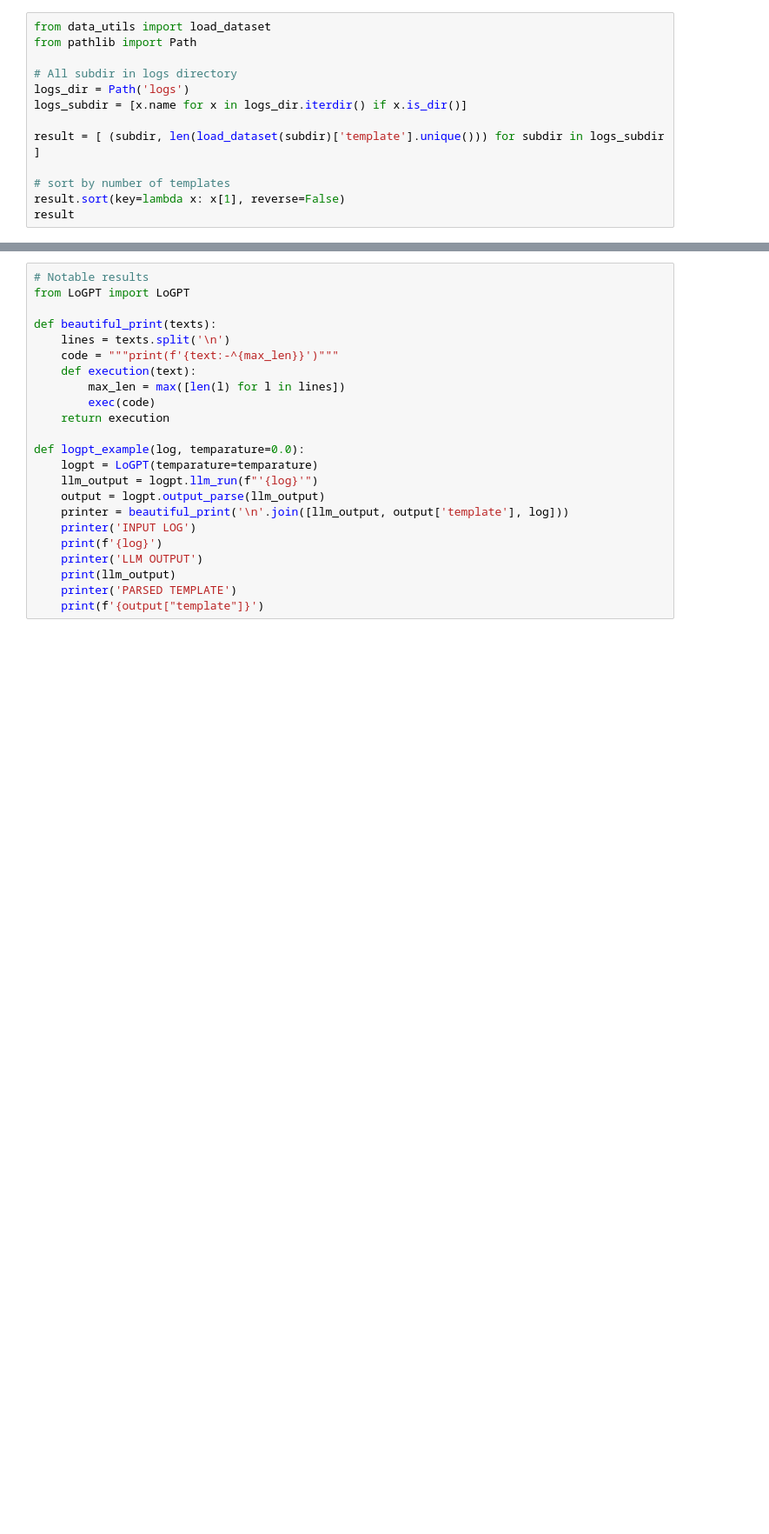
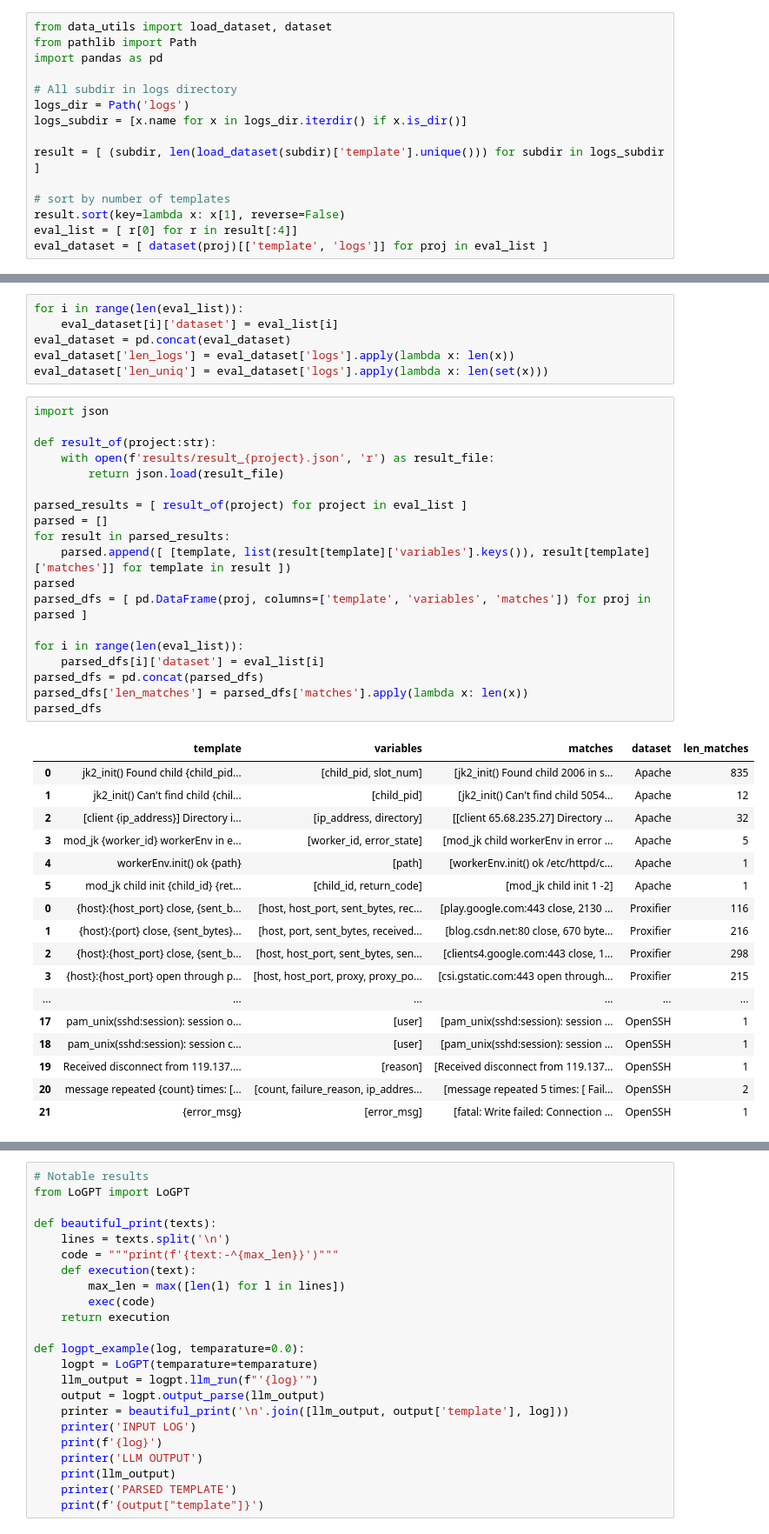
Before and after one commit to Verssae/LogParsingGPT, a Jupyter notebook: experiment.ipynb, the cells around one changed output, grey strips where cells are left out. Shown: that part at 87% size. Drawn from its saved outputs; the diff is of its cells as text; blank space fills up the shorter version.

```diff
--- a/experiment.ipynb
+++ b/experiment.ipynb
@@ -1,6 +3,7 @@
 # %%
-from data_utils import load_dataset
+from data_utils import load_dataset, dataset
 from pathlib import Path
+import pandas as pd
 
 # All subdir in logs directory
 logs_dir = Path('logs')
@@ -10,4 +13,5 @@ result = [ (subdir, len(load_dataset(subdir)['template'].unique())) for subdir i
 
 # sort by number of templates
 result.sort(key=lambda x: x[1], reverse=False)
-result
+eval_list = [ r[0] for r in result[:4]]
+eval_dataset = [ dataset(proj)[['template', 'logs']] for proj in eval_list ]
@@ -30,0 +18,43 @@ result
+# %%
+for i in range(len(eval_list)):
+    eval_dataset[i]['dataset'] = eval_list[i]
+eval_dataset = pd.concat(eval_dataset)
+eval_dataset['len_logs'] = eval_dataset['logs'].apply(lambda x: len(x))
+eval_dataset['len_uniq'] = eval_dataset['logs'].apply(lambda x: len(set(x)))
+# %%
+import json
+
+def result_of(project:str):
+    with open(f'results/result_{project}.json', 'r') as result_file:
+        return json.load(result_file)
+
+parsed_results = [ result_of(project) for project in eval_list ]
+parsed = []
+for result in parsed_results:
+    parsed.append([ [template, list(result[template]['variables'].keys()), result[template]['matches']] for template in result ])
+parsed
+parsed_dfs = [ pd.DataFrame(proj, columns=['template', 'variables', 'matches']) for proj in parsed ]
+
+for i in range(len(eval_list)):
+    parsed_dfs[i]['dataset'] = eval_list[i]
+parsed_dfs = pd.concat(parsed_dfs)
+parsed_dfs['len_matches'] = parsed_dfs['matches'].apply(lambda x: len(x))
+parsed_dfs
+# %% [output]
+|  | template | variables | matches | dataset | len_matches |
+| 0 | jk2_init() Found child {child_pid... | [child_pid, slot_num] | [jk2_init() Found child 2006 in s... | Apache | 835 |
+| 1 | jk2_init() Can't find child {chil... | [child_pid] | [jk2_init() Can't find child 5054... | Apache | 12 |
+| 2 | [client {ip_address}] Directory i... | [ip_address, directory] | [[client 65.68.235.27] Directory ... | Apache | 32 |
+| 3 | mod_jk {worker_id} workerEnv in e... | [worker_id, error_state] | [mod_jk child workerEnv in error ... | Apache | 5 |
+| 4 | workerEnv.init() ok {path} | [path] | [workerEnv.init() ok /etc/httpd/c... | Apache | 1 |
+| 5 | mod_jk child init {child_id} {ret... | [child_id, return_code] | [mod_jk child init 1 -2] | Apache | 1 |
+| 0 | {host}:{host_port} close, {sent_b... | [host, host_port, sent_bytes, rec... | [play.google.com:443 close, 2130 ... | Proxifier | 116 |
+| 1 | {host}:{port} close, {sent_bytes}... | [host, port, sent_bytes, received... | [blog.csdn.net:80 close, 670 byte... | Proxifier | 216 |
+| 2 | {host}:{host_port} close, {sent_b... | [host, host_port, sent_bytes, sen... | [clients4.google.com:443 close, 1... | Proxifier | 298 |
+| 3 | {host}:{host_port} open through p... | [host, host_port, proxy, proxy_po... | [csi.gstatic.com:443 open through... | Proxifier | 215 |
+| ... | ... | ... | ... | ... | ... |
+| 17 | pam_unix(sshd:session): session o... | [user] | [pam_unix(sshd:session): session ... | OpenSSH | 1 |
+| 18 | pam_unix(sshd:session): session c... | [user] | [pam_unix(sshd:session): session ... | OpenSSH | 1 |
+| 19 | Received disconnect from 119.137.... | [reason] | [Received disconnect from 119.137... | OpenSSH | 1 |
+| 20 | message repeated {count} times: [... | [count, failure_reason, ip_addres... | [message repeated 5 times: [ Fail... | OpenSSH | 2 |
+| 21 | {error_msg} | [error_msg] | [fatal: Write failed: Connection ... | OpenSSH | 1 |
```
Also changed, not shown: parts of 7 cells of this notebook, 3 other files.
